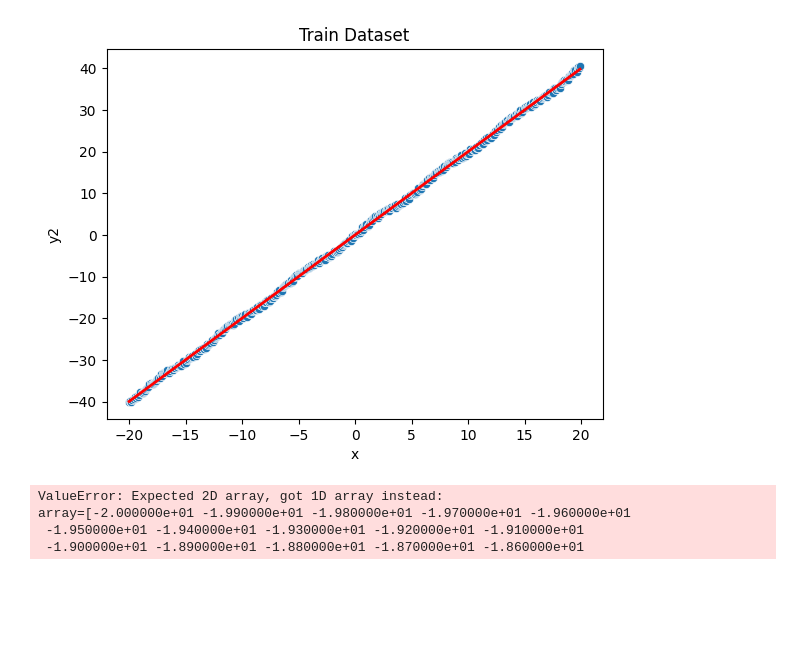
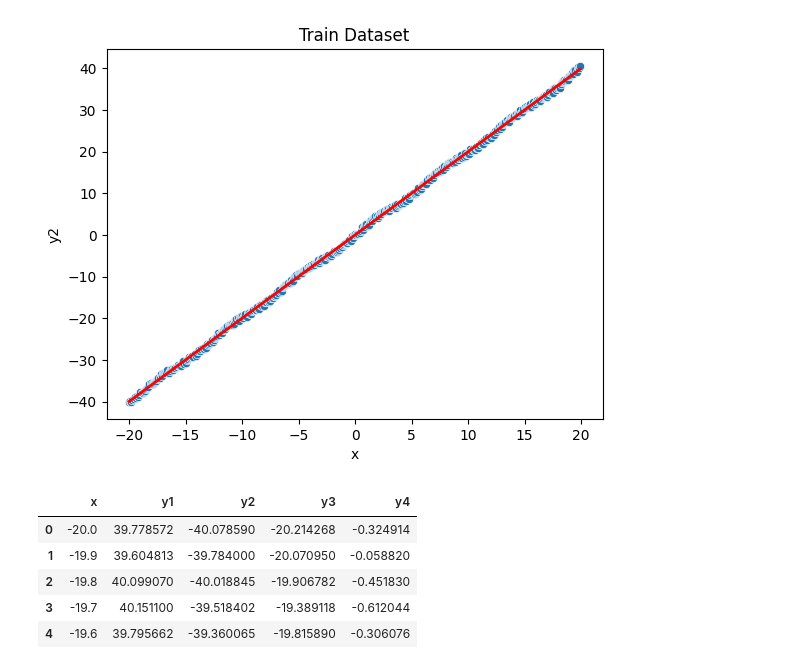
Before and after one commit to Abdullah-Alamodi/iu_DLMDSPWP01, a Jupyter notebook: dlmdspwp01.ipynb, the cells around one changed output. Saved outputs shown, nothing was run; the diff lists cells and outputs as text; code cells hidden in the pictures; blank space fills up the shorter version.

Commit message:
update model class

```diff
--- a/dlmdspwp01.ipynb
+++ b/dlmdspwp01.ipynb
@@ -58,12 +58,16 @@ vis.scatter_plot("x", "y2", title="Train Dataset", x_label="x", y_label="y2")
 [figure]
 # %%
 reg = Models("regression")
-# %%
-reg.create_model()
-reg.fit(df_train["x"], df_train["y1"])
-reg.predict(df_test["x"], df_test["y1"])
-# %% [output]
-ValueError: Expected 2D array, got 1D array instead:
-array=[-2.000000e+01 -1.990000e+01 -1.980000e+01 -1.970000e+01 -1.960000e+01
- -1.950000e+01 -1.940000e+01 -1.930000e+01 -1.920000e+01 -1.910000e+01
- -1.900000e+01 -1.890000e+01 -1.880000e+01 -1.870000e+01 -1.860000e+01
+# %%
+import pandas as pd
+
+df = pd.read_csv(r".\\dataset\\train.csv")
+
+df.head()
+# %% [output]
+|  | x | y1 | y2 | y3 | y4 |
+| 0 | -20.0 | 39.778572 | -40.078590 | -20.214268 | -0.324914 |
+| 1 | -19.9 | 39.604813 | -39.784000 | -20.070950 | -0.058820 |
+| 2 | -19.8 | 40.099070 | -40.018845 | -19.906782 | -0.451830 |
+| 3 | -19.7 | 40.151100 | -39.518402 | -19.389118 | -0.612044 |
+| 4 | -19.6 | 39.795662 | -39.360065 | -19.815890 | -0.306076 |
```
Also changed, not shown: 1 other file.
